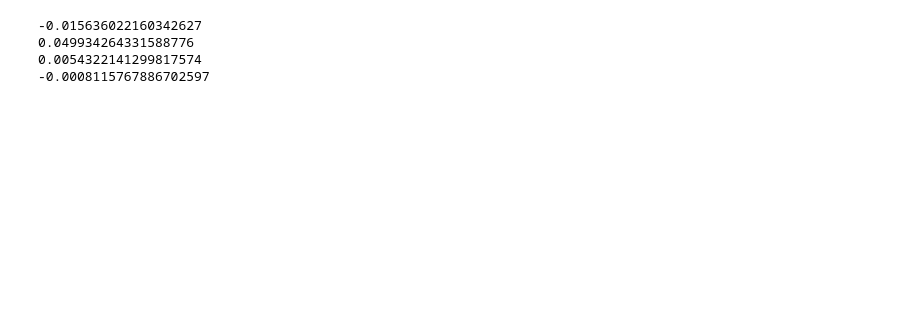
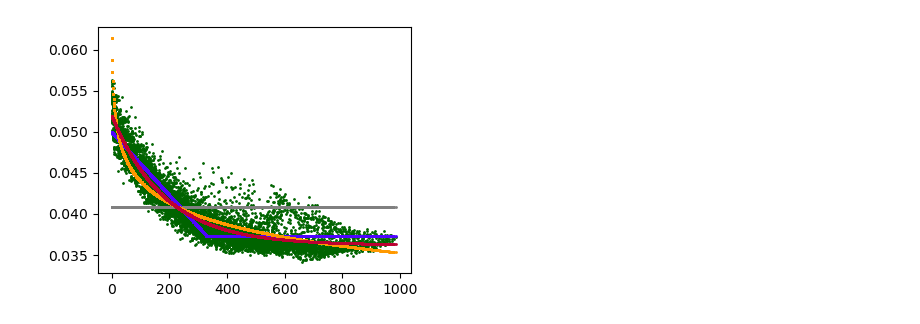
Before and after one commit to uderhardtlab/truncated_graphs, a Jupyter notebook: notebooks/1_del_centralities_example.ipynb, the cells around one changed output. Saved outputs shown, nothing was run; the diff lists cells and outputs as text; code cells hidden in the pictures; blank space fills up the shorter version.

```diff
--- a/notebooks/1_del_centralities_example.ipynb
+++ b/notebooks/1_del_centralities_example.ipynb
@@ -71,12 +63,14 @@ plt.legend()
 # %%
-print(a)
-print(c0)
-print(b)
-print(a *  + c)
+plt.figure(figsize=(4, 3))
+plt.scatter(d, C_true, label="C_true", s=1, color="darkgreen")
+plt.scatter(d, C_const, label="C_const", s=1, color=pal["const"])
+plt.scatter(d, C_pieli, label="C_pieli", s=1, color=pal["pieli"])
+plt.scatter(d, C_log, label="C_log", s=1, color=pal["log"])
+plt.scatter(d, C_exp, label="C_exp", s=1, color=pal["exp"])
+#plt.legend()
+plt.tight_layout()
+plt.savefig("../result_plots/root_cause/fits.svg")
 # %% [output]
--0.015636022160342627
-0.049934264331588776
-0.0054322141299817574
--0.0008115767886702597
+[figure, added]
 # %%
 (1 - np.exp(0))
```
Also changed, not shown: parts of 6 cells of this notebook, 9 other files.
